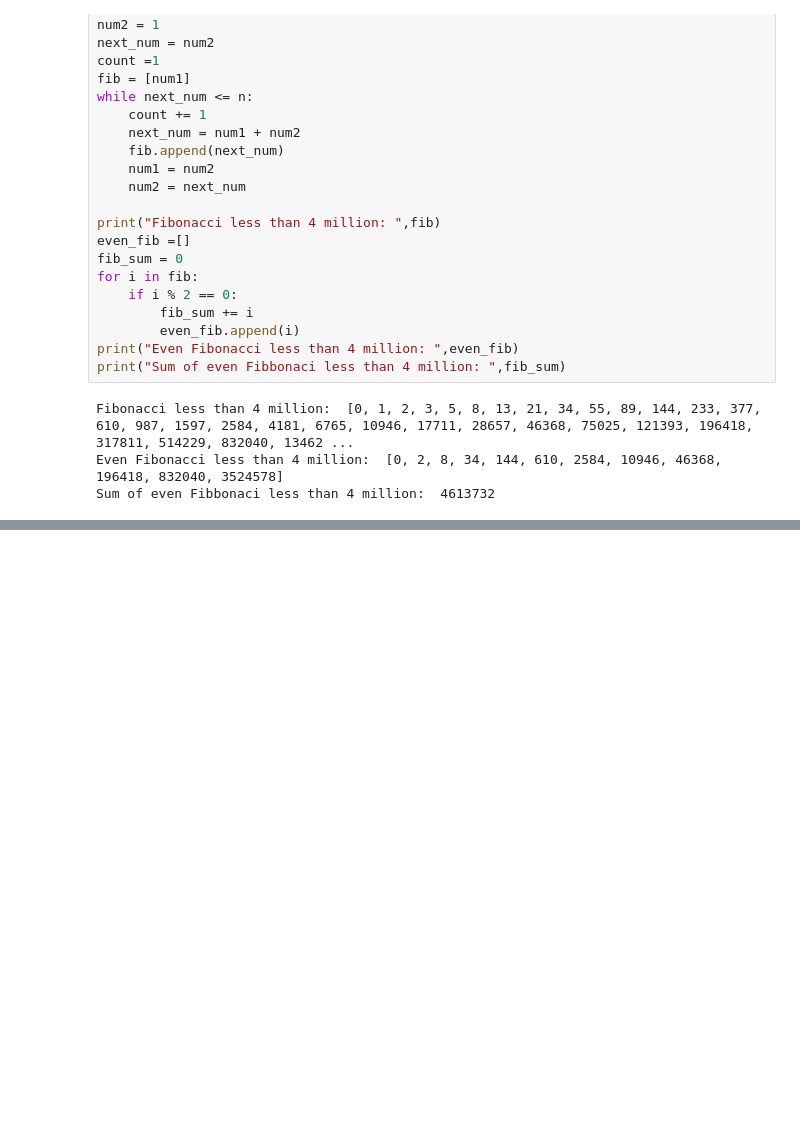
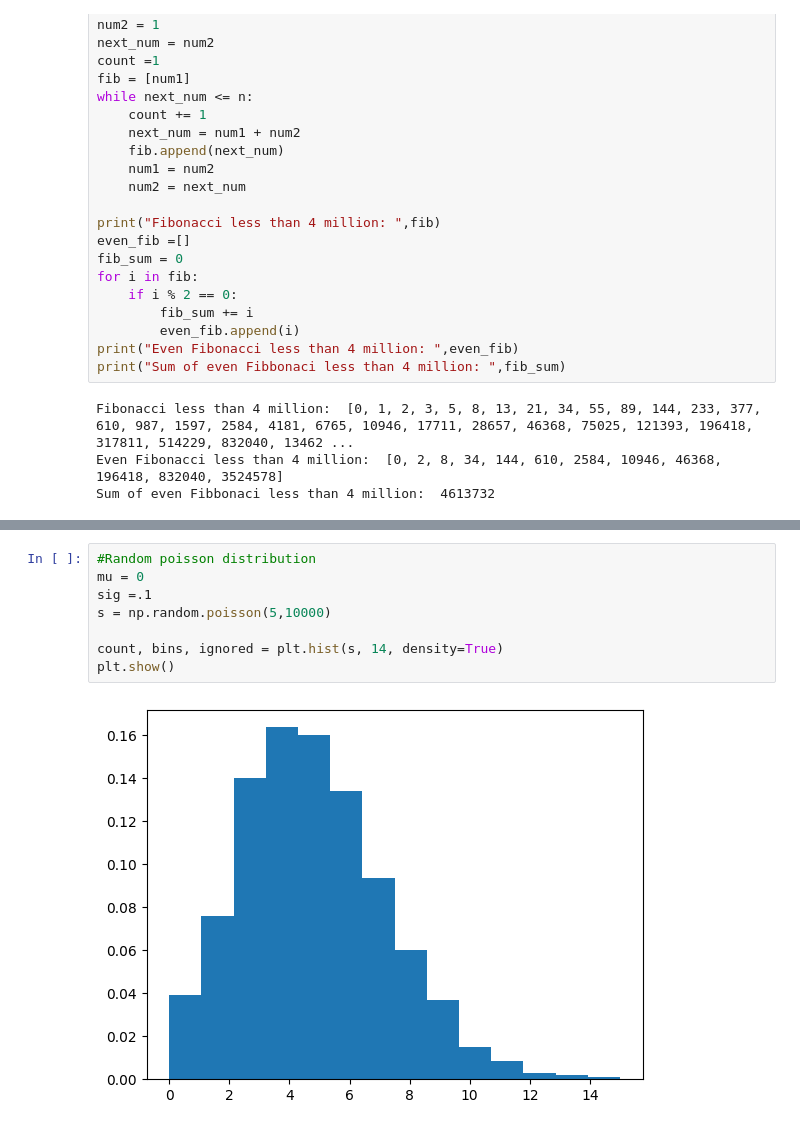
Before and after one commit to ThinkTim21/JupyterNotebookPractice, a Jupyter notebook: Hello_World.ipynb, the cells around one changed output, grey strips where cells are left out. Drawn from its saved outputs; the diff is of its cells as text; blank space fills up the shorter version.

```diff
--- a/Hello_World.ipynb
+++ b/Hello_World.ipynb
@@ -69,0 +86,10 @@ Largest Prime factor is:  6857.0
+# %%
+#Random poisson distribution
+mu = 0
+sig =.1
+s = np.random.poisson(5,10000)
+
+count, bins, ignored = plt.hist(s, 14, density=True)
+plt.show()
+# %% [output]
+[figure, added]
```
Also changed, not shown: parts of 20 cells of this notebook.
